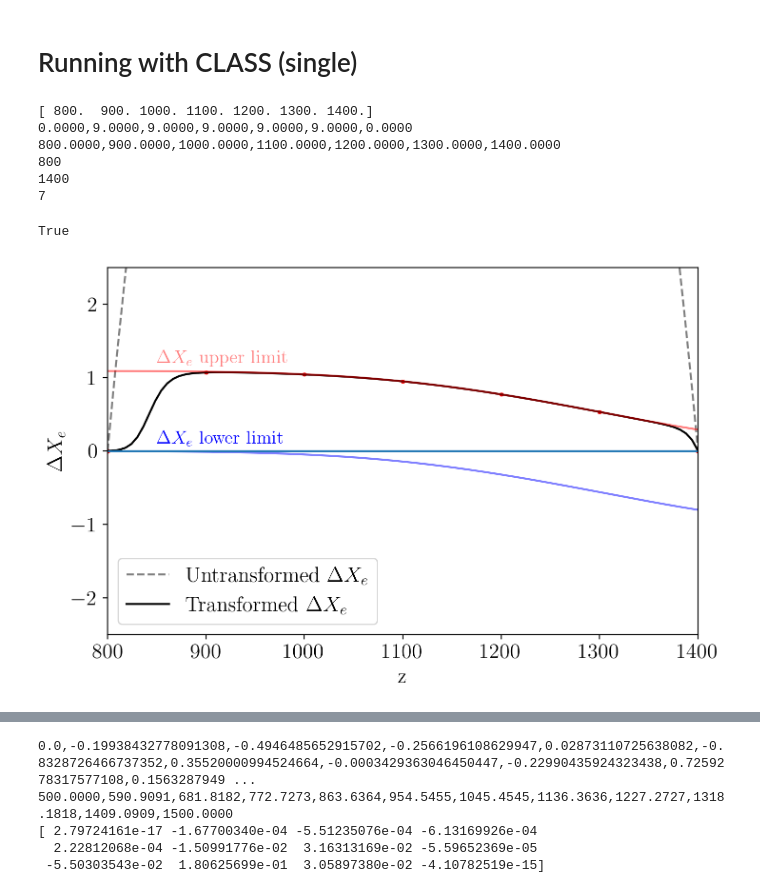
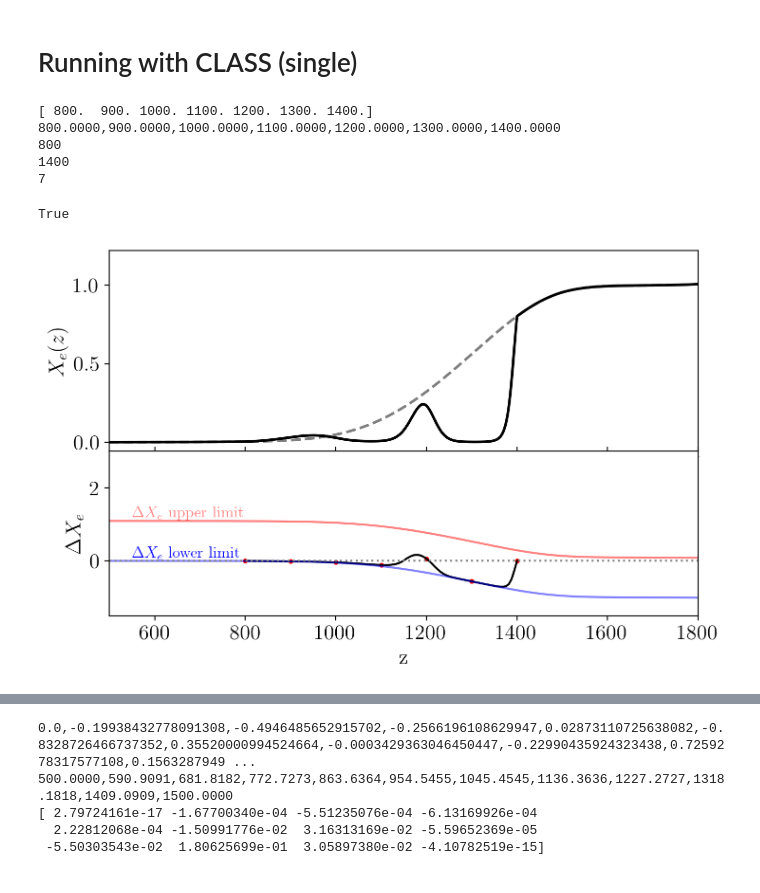
Before and after one commit to gplynch619/recombination, a Jupyter notebook: notebooks/mcmc_explore.ipynb, the cells around one changed output, grey strips where cells are left out. Drawn from its saved outputs; the diff is of its cells as text; code cells hidden in the pictures.

Commit message:
huge major commit with like a years work i am so bad at git

```diff
--- a/notebooks/mcmc_explore.ipynb
+++ b/notebooks/mcmc_explore.ipynb
@@ -176,7 +176,7 @@ x_e = interp1d(fiducial_thermo["z"], fiducial_thermo["x_e"])
 
 zmin_pert = 800
 zmax_pert = 1400
-zgrid = np.linspace(zmin_pert, zmax_pert, 200)
+zgrid = np.linspace(500, 1800, 200)
 #zgrid = [zmin_pert, 1500, zmax_pert]
 
 @np.vectorize
@@ -190,6 +190,7 @@ xgrid = np.linspace(-10, 10, 100)
 
 delta_xe_upper = rescale_pert_amp(100, zgrid)
 delta_xe_lower = rescale_pert_amp(-100, zgrid)
+print(rescale_pert_amp(-6.464245903186192, 1300))
 # %% [output]
 [-3.06578608]
 0.0486646887978572
@@ -227,13 +229,14 @@ free_pivots = pivots[1:-1]
 
 #control_points = rescale_pert_amp(np.random.normal(loc=0.0, scale=2.0, size=4), free_pivots)
 #control_points = np.random.normal(loc=0.0, scale=1.0, size=num_control_points)
-control_points = np.full((num_control_points), 9.0)
+control_points = np.random.normal(loc=0, scale=2, size=num_control_points)
 
 control_points = np.insert(control_points, 0, 0.0)
 control_points = np.append(control_points, 0.0)
 str_pivots = ["{:.4f}".format(p) for p in pivots]
 str_ctrl = ["{:.4f}".format(c) for c in control_points]
-print(",".join(str_ctrl))
+str_ctrl = "0.0,0.9155959817349935,-0.573647182297804,-2.996786701821708,-0.43581636934969303,-6.464245903186192,0.0"
+#print(",".join(str_ctrl))
 print(",".join(str_pivots))
 print(zmin_pert)
 print(zmax_pert)
@@ -255,7 +258,8 @@ common_settings = {'output' : 'tCl,pCl,lCl',
                    'xe_pert_num': len(pivots),
                    'zmin_pert': zmin_pert,
                    'zmax_pert': zmax_pert,
-                   'xe_control_points': ",".join(str_ctrl),
+                   #'xe_control_points': ",".join(str_ctrl),
+                   'xe_control_points': str_ctrl,
                    'xe_control_pivots': ",".join(str_pivots)
                   }
 
@@ -266,7 +270,6 @@ M.set(common_settings)
 M.set(precision_settings)
 # %% [output]
 [ 800.  900. 1000. 1100. 1200. 1300. 1400.]
-0.0000,9.0000,9.0000,9.0000,9.0000,9.0000,0.0000
 800.0000,900.0000,1000.0000,1100.0000,1200.0000,1300.0000,1400.0000
 800
 1400
@@ -275,31 +278,42 @@ True
 # %%
 M.compute(level=["thermodynamics"])
 # %%
+fig = plt.figure(figsize=(8, 5))
+main_axis_ratio = .55
+residual_axis_ratio = 0.45
+grid = plt.GridSpec(2, 1, height_ratios=[main_axis_ratio, residual_axis_ratio],hspace=0.0)
+
+main_ax = fig.add_subplot(grid[0])
+res_ax = fig.add_subplot(grid[1],sharex=main_ax)
+
 thermo = M.get_thermodynamics()
 class_perturbation = thermo["xe_pert"]
 class_z = thermo["z"]
 
-fig,ax=plt.subplots(figsize=(8,5))
+main_ax.plot(class_z, thermo["x_fid"], color="black", linestyle="dashed", linewidth=2, alpha=0.5)
+main_ax.plot(class_z, thermo["x_e"], color="black", linewidth=2)
+main_ax.set_ylabel("$X_e(z)$")
+main_ax.tick_params(axis = 'x', which = 'major', direction="in", labelsize = 0)
 
-ax.scatter(pivots, rescale_pert_amp(control_points,pivots), marker="x", s=5, color="red")
-ax.scatter(pivots, control_points, color="red", s=7, alpha=1)
-ax.plot(fine_grid, interp1d(pivots, control_points, kind='quadratic')(fine_grid), color="black", linestyle='dashed', alpha=0.5, label="Untransformed $\Delta X_e$")
-ax.plot(fine_grid, rescale_pert_amp(interp1d(pivots, control_points, kind='quadratic')(fine_grid), fine_grid), color="black", label="Transformed $\Delta X_e$")
+res_ax.scatter(pivots, rescale_pert_amp(control_points,pivots), s=7, color="red")
+#res_ax.scatter(pivots, control_points, color="red", s=7, alpha=1)
+#res_ax.plot(fine_grid, interp1d(pivots, control_points, kind='cubic')(fine_grid), color="black", linestyle='solid', alpha=0.5)
+res_ax.plot(fine_grid, rescale_pert_amp(interp1d(pivots, control_points, kind='quadratic')(fine_grid), fine_grid), color="black")
 #ax.plot(class_z, class_perturbation, linewidth=2, color="orange", linestyle="dashed")
-ax.set_xlabel("z", fontsize=fsize)
-ax.set_ylabel("$\Delta X_e$", fontsize=fsize)
-ax.plot(zgrid, delta_xe_upper, color="red", alpha=0.5)
+res_ax.set_xlabel("z", fontsize=fsize)
+res_ax.set_ylabel("$\Delta X_e$", fontsize=fsize)
+res_ax.plot(zgrid, delta_xe_upper, color="red", alpha=0.5)
 #ax.axhline(0.0, color="black", linestyle="dashed")
-ax.plot(zgrid, delta_xe_lower, color="blue", alpha=0.5)
+res_ax.plot(zgrid, delta_xe_lower, color="blue", alpha=0.5)
 
-ax.text(850, 1.2, "$\Delta X_e$ upper limit", color="red", alpha=0.5, fontsize=14)
-ax.text(850, 0.1, "$\Delta X_e$ lower limit", color="blue", fontsize=14)
+res_ax.text(550, 1.2, "$\Delta X_e$ upper limit", color="red", alpha=0.5, fontsize=12)
+res_ax.text(550, 0.1, "$\Delta X_e$ lower limit", color="blue", fontsize=12)
 
-ax.set_xlim([zmin_pert, zmax_pert])
-ax.set_ylim([-2.5, 2.5])
-ax.axhline(0.0)
-plt.legend()
-plt.show()
-#plt.savefig("../results/delta_xe_maximum.pdf",dpi=300, bbox_inches='tight')
+res_ax.set_xlim([500, 1800])
+res_ax.set_ylim([-1.5, 3])
+res_ax.axhline(0.0, linestyle="dotted", color="gray")
+#plt.legend()
+#plt.show()
+plt.savefig("../results/delta_xe_3.png",dpi=300, bbox_inches='tight')
 # %% [output]
-[figure, old version]
+[figure, new version]
```
Also changed, not shown: parts of 7 cells of this notebook, 23 other files.
